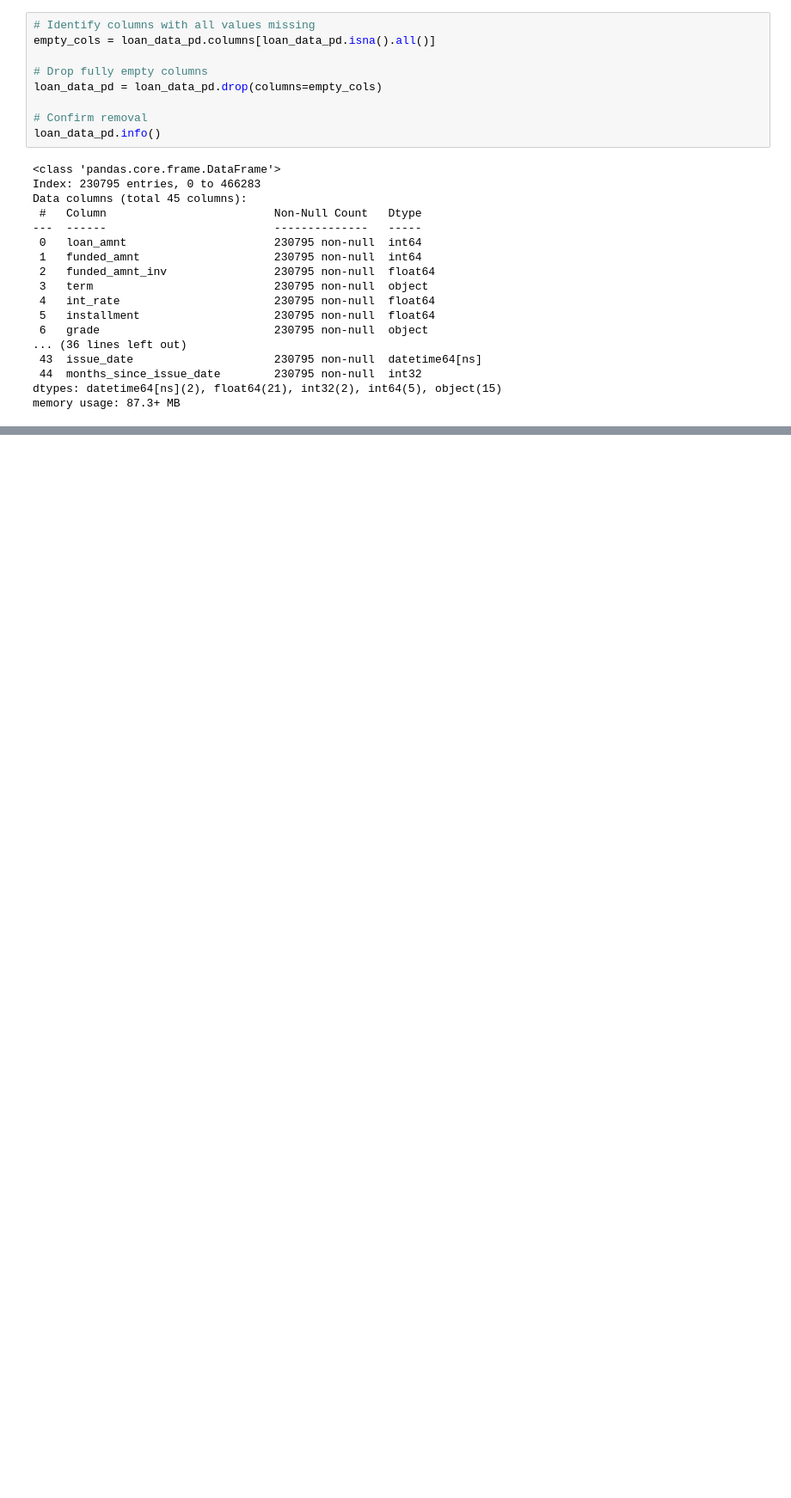
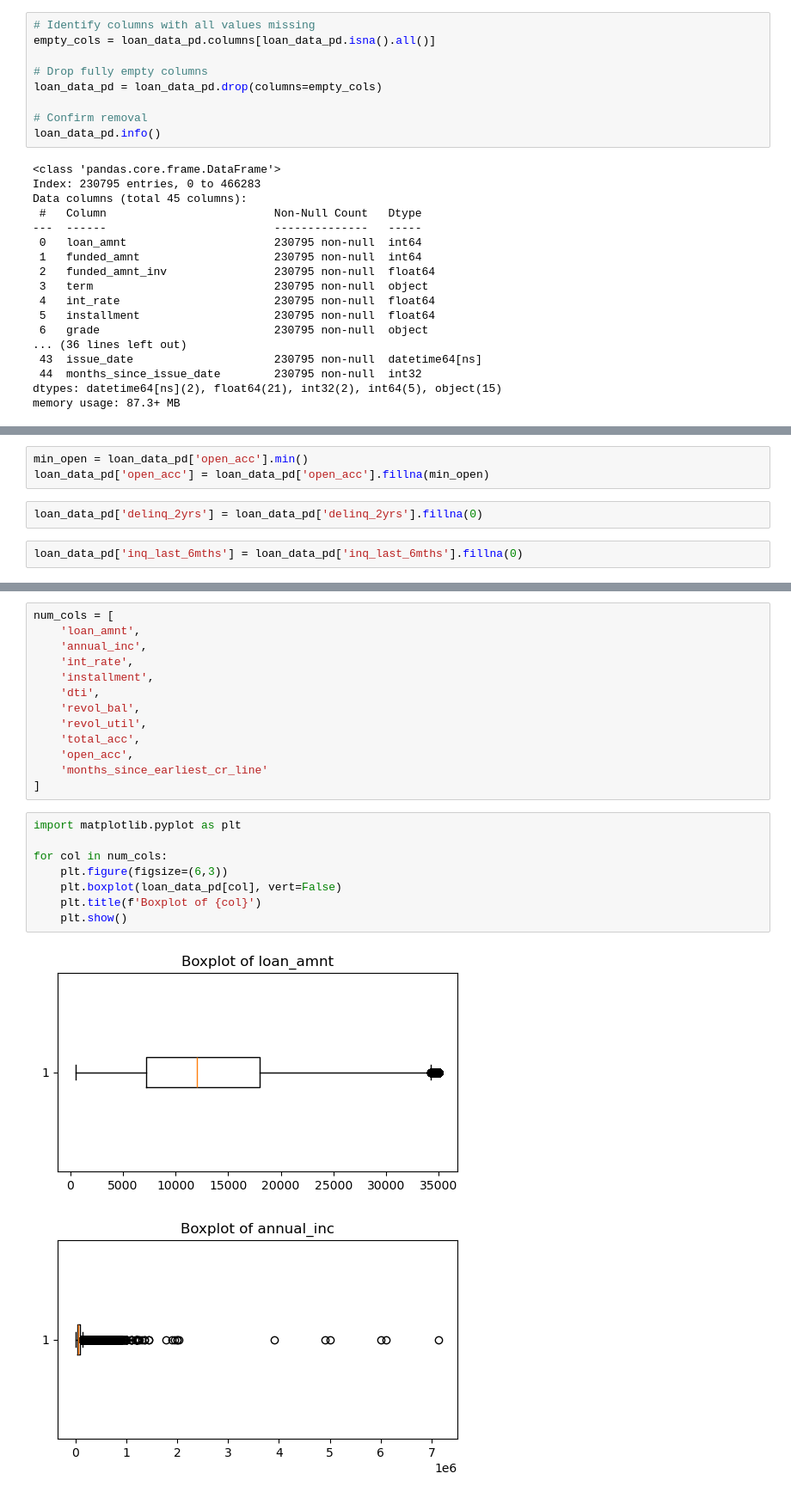
Before and after one commit to amitsrm3751-ctrl/credit-portfolio-vasicek-simulation, a Jupyter notebook: notebooks/01_data_preparation.ipynb, the cells around one changed output, grey strips where cells are left out. Shown at 86% size. Saved outputs shown, nothing was run; the diff lists cells and outputs as text; blank space fills up the shorter version.

Commit message:
Complete data preparation: missing value treatment, outlier capping, and feature engineering
Finalize data preparation phase (missing treatment, outlier handling, feature engineering)

```diff
--- a/notebooks/01_data_preparation.ipynb
+++ b/notebooks/01_data_preparation.ipynb
@@ -504,0 +754,7 @@ memory usage: 87.3+ MB
+# %%
+min_open = loan_data_pd['open_acc'].min()
+loan_data_pd['open_acc'] = loan_data_pd['open_acc'].fillna(min_open)
+# %%
+loan_data_pd['delinq_2yrs'] = loan_data_pd['delinq_2yrs'].fillna(0)
+# %%
+loan_data_pd['inq_last_6mths'] = loan_data_pd['inq_last_6mths'].fillna(0)
@@ -504,0 +861,24 @@ memory usage: 87.3+ MB
+# %%
+num_cols = [
+    'loan_amnt',
+    'annual_inc',
+    'int_rate',
+    'installment',
+    'dti',
+    'revol_bal',
+    'revol_util',
+    'total_acc',
+    'open_acc',
+    'months_since_earliest_cr_line'
+]
+# %%
+import matplotlib.pyplot as plt
+
+for col in num_cols:
+    plt.figure(figsize=(6,3))
+    plt.boxplot(loan_data_pd[col], vert=False)
+    plt.title(f'Boxplot of {col}')
+    plt.show()
+# %% [output]
+[figure, added]
+[figure, added]
```
Also changed, not shown: parts of 48 cells of this notebook, 1 other file.
